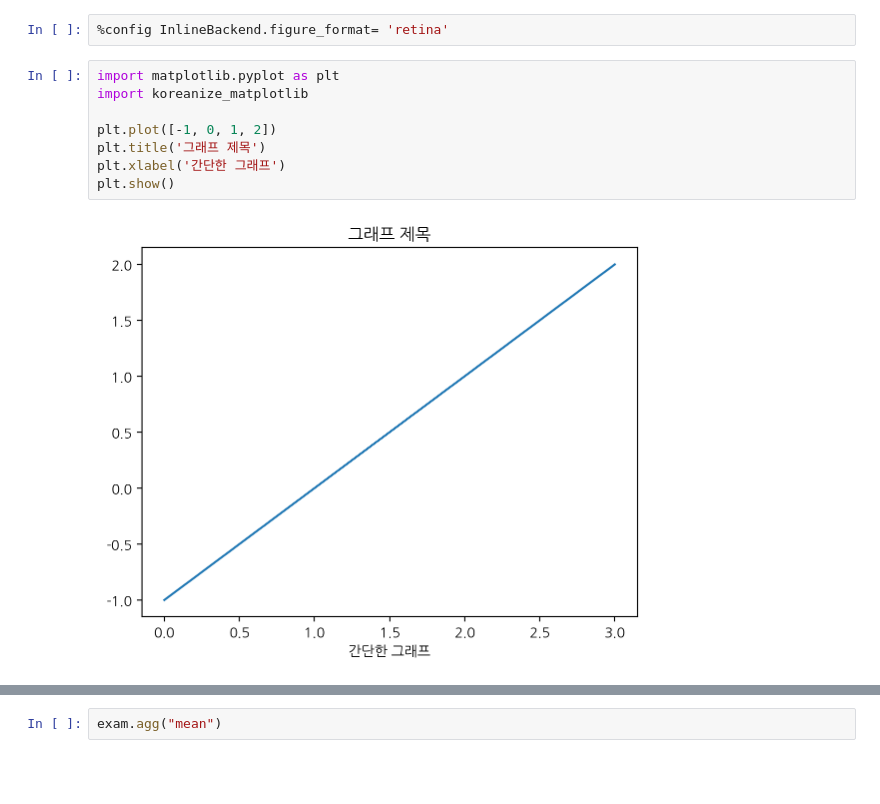
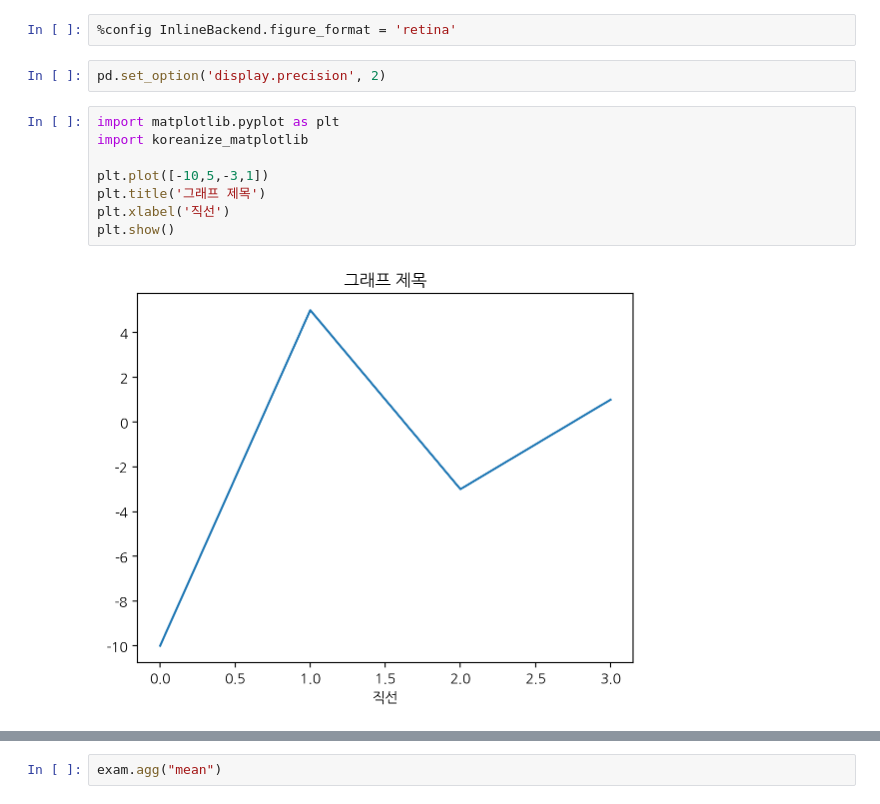
Before and after one commit to rladnrgus/2024-1-my-BDA, a Jupyter notebook: inclass/05w_0403_wed_A_ch06_dataframe_group_merge.ipynb, the cells around one changed output, grey strips where cells are left out. Drawn from its saved outputs; the diff is of its cells as text; blank space fills up the shorter version.

```diff
--- a/inclass/05w_0403_wed_A_ch06_dataframe_group_merge.ipynb
+++ b/inclass/05w_0403_wed_A_ch06_dataframe_group_merge.ipynb
@@ -41,15 +36,17 @@ Successfully installed koreanize_matplotlib-0.1.1
 # %%
-%config InlineBackend.figure_format= 'retina'
+%config InlineBackend.figure_format = 'retina'
+# %%
+pd.set_option('display.precision', 2)
 # %%
 import matplotlib.pyplot as plt
 import koreanize_matplotlib
 
-plt.plot([-1, 0, 1, 2])
+plt.plot([-10,5,-3,1])
 plt.title('그래프 제목')
-plt.xlabel('간단한 그래프')
+plt.xlabel('직선')
 plt.show()
 # %% [output]
-[figure, old version]
+[figure, new version]
 # %%
 !git clone https://github.com/ai7dnn/data.git
 # %% [output]
```
Also changed, not shown: parts of 131 cells of this notebook.
